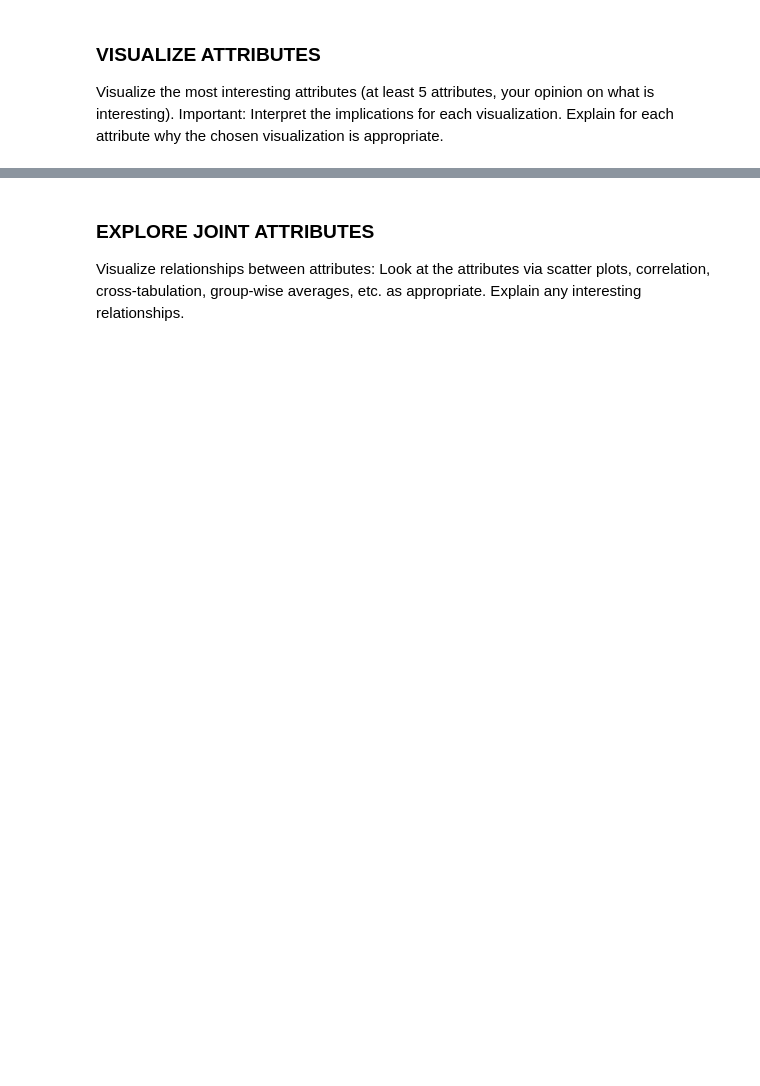
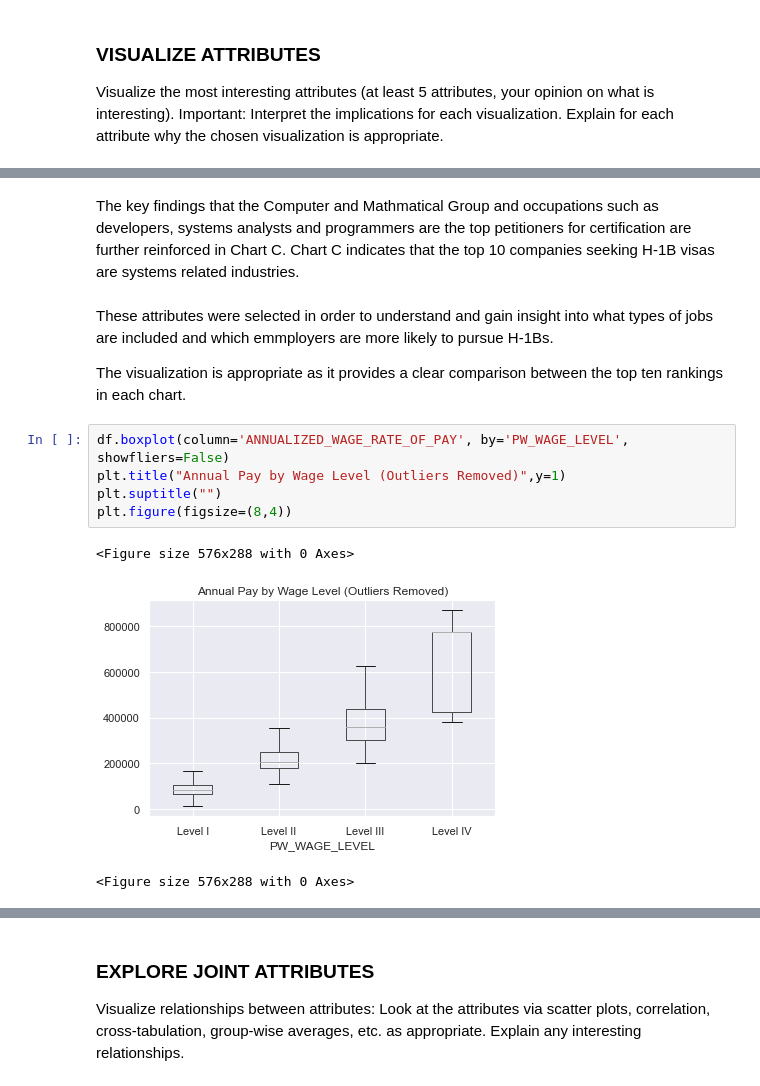
Before and after one commit to trishattah/DS_7331_Projects, a Jupyter notebook: Visa_project_code/MASTER_Lab1_Group_4.ipynb, the cells around one changed output, grey strips where cells are left out. Saved outputs shown, nothing was run; the diff lists cells and outputs as text; blank space fills up the shorter version.

```diff
--- a/Visa_project_code/MASTER_Lab1_Group_4.ipynb
+++ b/Visa_project_code/MASTER_Lab1_Group_4.ipynb
@@ -150,0 +212,15 @@ Explain for each attribute why the chosen visualization is appropriate.
+# %% [markdown]
+The key findings that the Computer and Mathmatical Group and occupations such as developers, systems analysts and programmers are the top petitioners for certification are further reinforced in Chart C.  Chart C indicates that the top 10 companies seeking H-1B visas are systems related industries.
+# %% [markdown]
+These attributes were selected in order to understand and gain insight into what types of jobs are included and which emmployers are more likely to pursue H-1Bs.
+
+The visualization is appropriate as it provides a clear comparison between the top ten rankings in each chart.
+# %%
+df.boxplot(column='ANNUALIZED_WAGE_RATE_OF_PAY', by='PW_WAGE_LEVEL', showfliers=False)
+plt.title("Annual Pay by Wage Level (Outliers Removed)",y=1)
+plt.suptitle("")
+plt.figure(figsize=(8,4))
+# %% [output]
+<Figure size 576x288 with 0 Axes>
+[figure, added]
+<Figure size 576x288 with 0 Axes>
```
Also changed, not shown: parts of 24 cells of this notebook.
